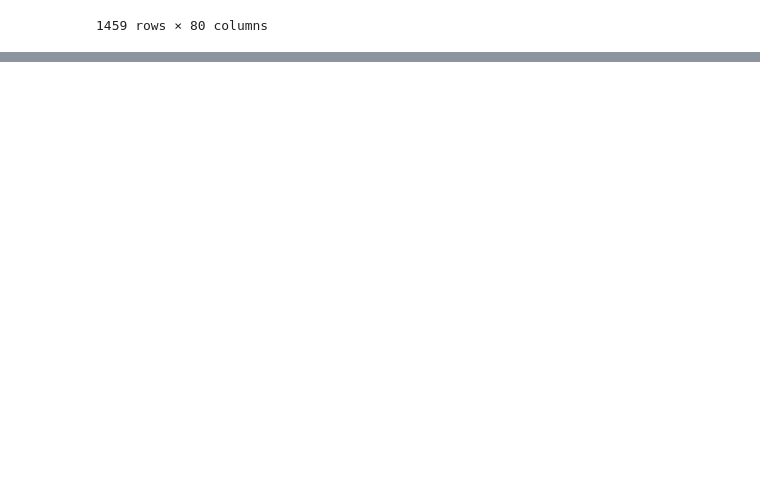
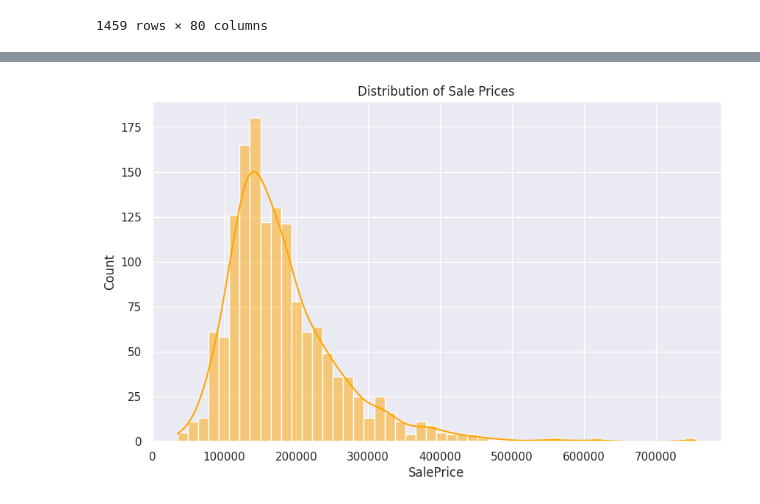
Before and after one commit to OzPol/DataScience, a Jupyter notebook: notebooks/EDA-2.ipynb, the cells around one changed output, grey strips where cells are left out. Saved outputs shown, nothing was run; the diff lists cells and outputs as text; code cells hidden in the pictures; blank space fills up the shorter version.

```diff
--- a/notebooks/EDA-2.ipynb
+++ b/notebooks/EDA-2.ipynb
@@ -70,0 +90,7 @@ test_df
+# %%
+#scatterplot
+sns.set_theme(style="ticks")
+sns.set()
+cols = ['SalePrice', 'OverallQual', 'GrLivArea', 'GarageCars', 'TotalBsmtSF', 'FullBath', 'YearBuilt']
+sns.pairplot(train_df[cols], size = 2.5, hue = 'SalePrice')
+plt.show();
@@ -70,0 +99,5 @@ test_df
+# %%
+sns.set()
+cols = ['SalePrice', 'OverallQual', 'GrLivArea', 'GarageCars', 'TotalBsmtSF', 'FullBath', 'YearBuilt']
+sns.pairplot(train_df[cols], size = 2.5)
+plt.show();
@@ -70,0 +121,7 @@ test_df
+# %%
+plt.figure(figsize=(10, 6))
+sns.histplot(train_df['SalePrice'], bins=50, color= 'orange', kde=True)
+plt.title('Distribution of Sale Prices')
+plt.show()
+# %% [output]
+[figure, added]
```
Also changed, not shown: parts of 7 cells of this notebook, 1 other file.
